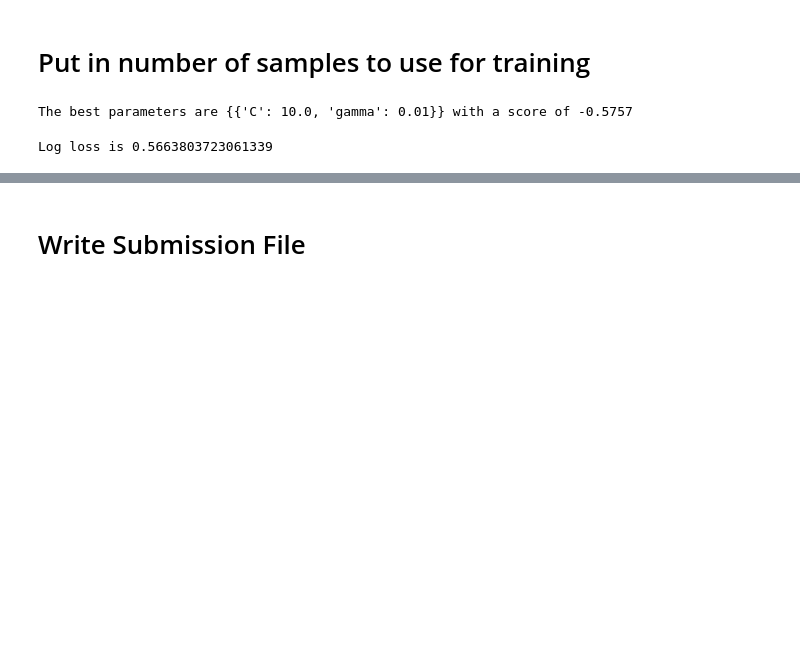
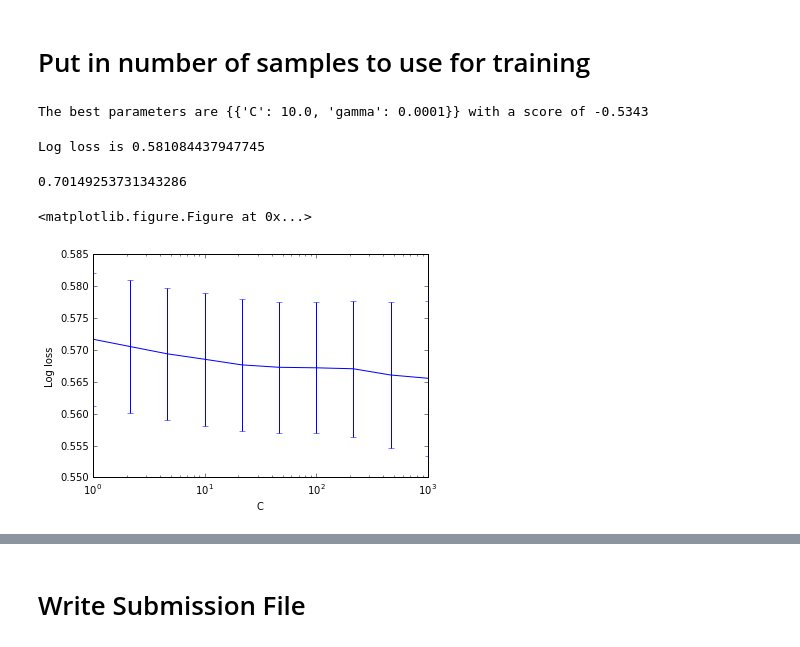
Before and after one commit to dtamayo/NCAAbasketball, a Jupyter notebook: rbfsvm.ipynb, the cells around one changed output, grey strips where cells are left out. Saved outputs shown, nothing was run; the diff lists cells and outputs as text; code cells hidden in the pictures; blank space fills up the shorter version.

```diff
--- a/rbfsvm.ipynb
+++ b/rbfsvm.ipynb
@@ -6,7 +6,7 @@ Edit featureList below to use any of the features in the data frame above (see a
 import pandas as pd
 import numpy as np
 
-systems = ['SAG', 'MOR', 'WLK', 'POM', 'DOL', 'RPI', 'DOK', 'PGH']
+systems = ['SAG', 'MOR', 'WLK', 'POM', 'DOL', 'RPI']#, 'DOK', 'PGH']
 teamfList = systems
 featureList = []
 for f in teamfList:
@@ -18,5 +18,5 @@ Feature list = ['SAG0', 'SAG1', 'MOR0', 'MOR1', 'WLK0', 'WLK1', 'POM0', 'POM1',
 # %%
-tourney_df = pd.read_csv('data/datasvm.csv', index_col=0)
+tourney_df = pd.read_csv('data/data.csv', index_col=0)
 # %%
 tourney_df.shape
 # %% [output]
@@ -28,6 +28,6 @@ testyears = [2012,2013,2014,2015]
 mask = tourney_df['Season'] == testyears[0]
 for yr in testyears[1:]:
     mask = mask | (tourney_df['Season'] == yr)
-mask = mask & (tourney_df['TourneyGame'] == 1)
+#mask = mask & (tourney_df['TourneyGame'] == 1)
 tourney_df[mask].shape
 # %% [output]
@@ -68,19 +66,40 @@ from sklearn import svm
 from sklearn.cross_validation import StratifiedShuffleSplit
 from sklearn.grid_search import GridSearchCV
 
-C_range = np.logspace(-1, 2, 4)
-gamma_range = np.logspace(-4, -1, 4)
+C_range = np.logspace(0, 3, 4)
+gamma_range = np.logspace(-4, 1, 4)
 param_grid = dict(gamma=gamma_range, C=C_range)
-cv = StratifiedShuffleSplit(y_train, n_iter=5, test_size=0.2, random_state=42)
+cv = StratifiedShuffleSplit(y_train, n_iter=10, test_size=0.1, random_state=42)
 grid = GridSearchCV(svm.SVC(probability=True, kernel='rbf'), scoring="log_loss", param_grid=param_grid, cv=cv, n_jobs=-1)
 grid.fit(X_train, y_train)
 print("The best parameters are {%s} with a score of %0.4f" % (grid.best_params_, grid.best_score_))
 # %% [output]
-The best parameters are {{'C': 10.0, 'gamma': 0.01}} with a score of -0.5757
+The best parameters are {{'C': 10.0, 'gamma': 0.0001}} with a score of -0.5343
 # %%
 model = grid.best_estimator_
 y_pred = model.predict_proba(X_test) # probability that team0 wins (what Kaggle calls team 1, and wants for submission)
 from sklearn import metrics
 print("Log loss is {0}".format(metrics.log_loss(y_test, y_pred)))
 # %% [output]
-Log loss is 0.5663803723061339
+Log loss is 0.581084437947745
+# %%
+metrics.accuracy_score(y_test, model.predict(X_test))
+# %% [output]
+0.70149253731343286
+# %%
+%matplotlib inline
+import matplotlib.pyplot as plt
+
+scores = np.fabs([np.mean(grid.grid_scores_[i][2]) for i in range(len(grid.grid_scores_))])
+stds = np.fabs([np.std(grid.grid_scores_[i][2]) for i in range(len(grid.grid_scores_))])
+
+plt.figure(figsize=(8, 6))
+fig, ax = plt.subplots()
+ax.errorbar(C_range, scores, stds)
+ax.set_xscale('log')
+ax.set_xlabel('C')
+ax.set_ylabel('Log loss')
+plt.show()
+# %% [output]
+<matplotlib.figure.Figure at 0x...>
+[figure, added]
```
Also changed, not shown: parts of 8 cells of this notebook, 13 other files.
